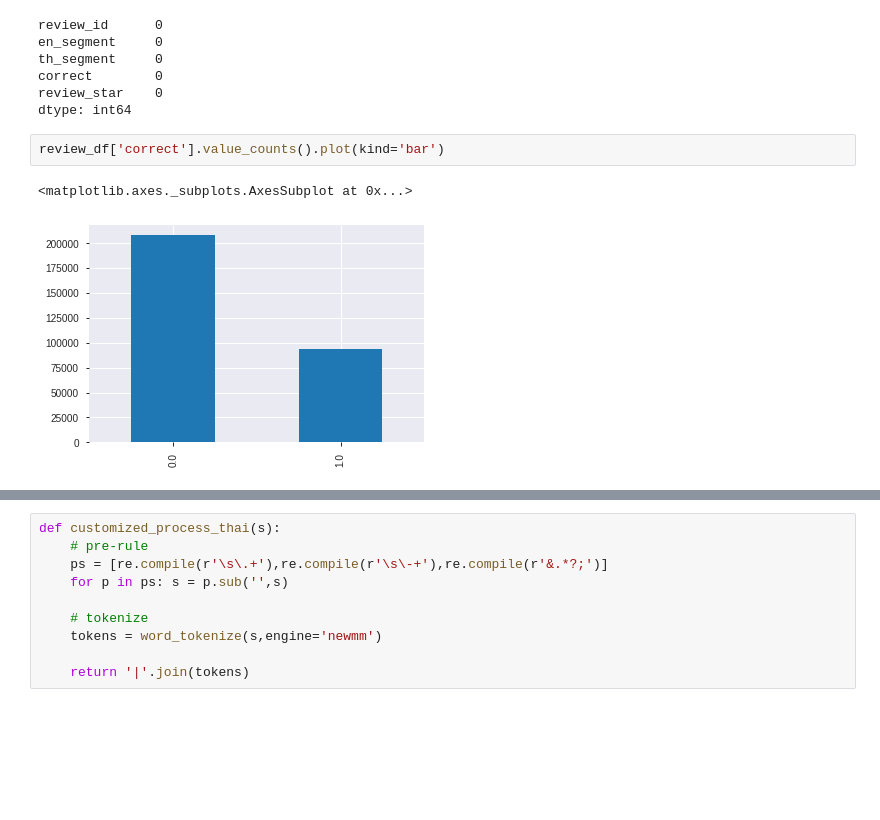
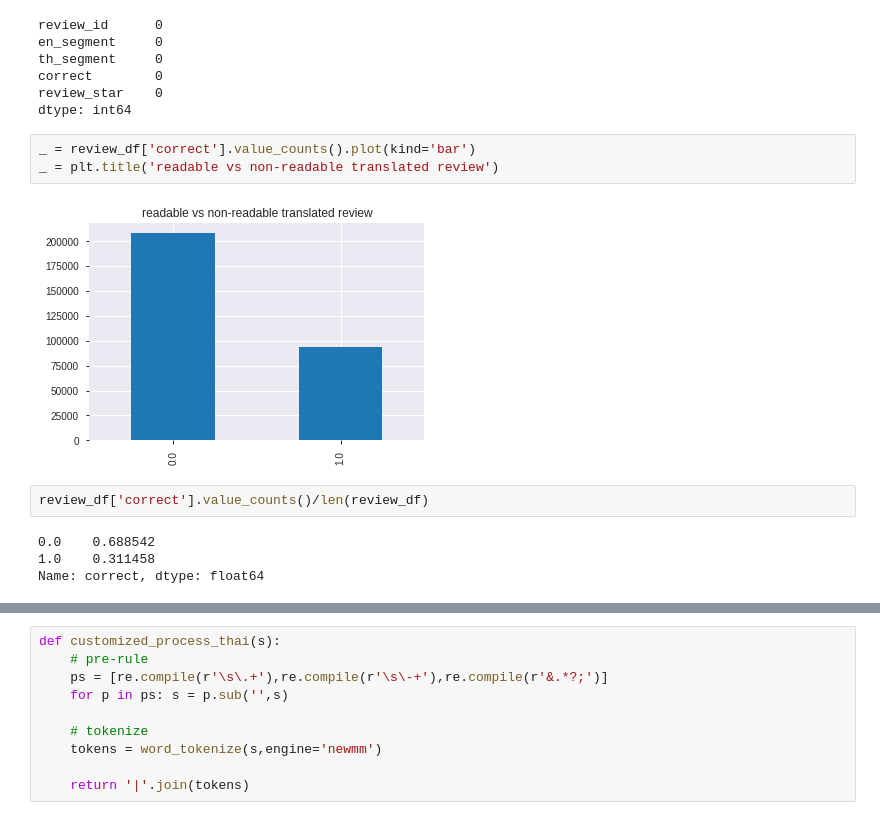
Before and after one commit to witchapong/amazon-thai-fake-review-classification, a Jupyter notebook: Benchmark-updated.ipynb, the cells around one changed output, grey strips where cells are left out. Cells and saved outputs as stored; diff of their text form; blank space fills up the shorter version.

```diff
--- a/Benchmark-updated.ipynb
+++ b/Benchmark-updated.ipynb
@@ -65,9 +58,15 @@ th_segment     0
 correct        0
 review_star    0
 dtype: int64
+# %%
+_ = review_df['correct'].value_counts().plot(kind='bar')
+_ = plt.title('readable vs non-readable translated review')
+# %% [output]
+[figure, added]
 # %%
-review_df['correct'].value_counts().plot(kind='bar')
+review_df['correct'].value_counts()/len(review_df)
 # %% [output]
-<matplotlib.axes._subplots.AxesSubplot at 0x...>
+0.0    0.688542
+1.0    0.311458
+Name: correct, dtype: float64
-[figure, removed]
 # %%
```
Also changed, not shown: parts of 4 cells of this notebook, 1 other file.
